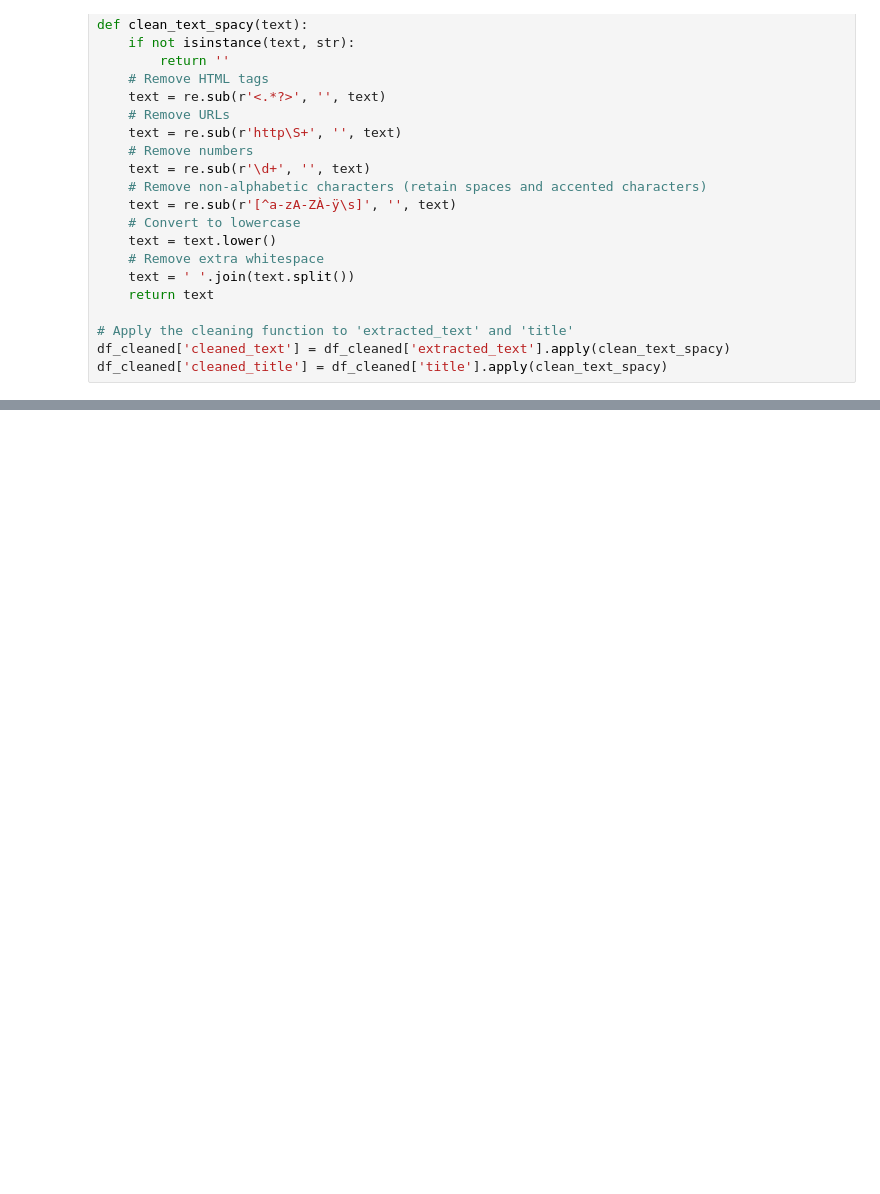
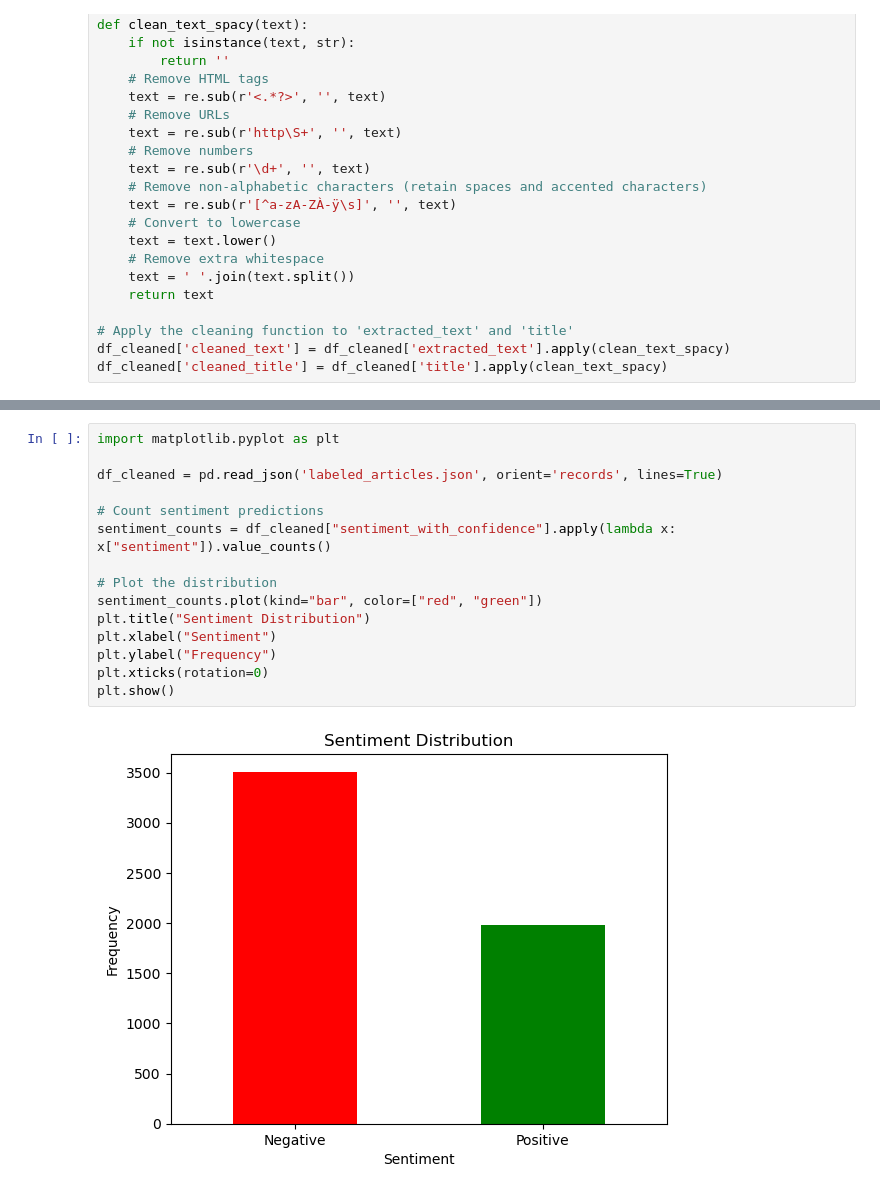
Before and after one commit to ftferreira02/Projeto-ED, a Jupyter notebook: arquivo.ipynb, the cells around one changed output, grey strips where cells are left out. Drawn from its saved outputs; the diff is of its cells as text; blank space fills up the shorter version.

```diff
--- a/arquivo.ipynb
+++ b/arquivo.ipynb
@@ -503,0 +1185,17 @@ plt.show()
+# %%
+import matplotlib.pyplot as plt
+
+df_cleaned = pd.read_json('labeled_articles.json', orient='records', lines=True)
+
+# Count sentiment predictions
+sentiment_counts = df_cleaned["sentiment_with_confidence"].apply(lambda x: x["sentiment"]).value_counts()
+
+# Plot the distribution
+sentiment_counts.plot(kind="bar", color=["red", "green"])
+plt.title("Sentiment Distribution")
+plt.xlabel("Sentiment")
+plt.ylabel("Frequency")
+plt.xticks(rotation=0)
+plt.show()
+# %% [output]
+[figure, added]
```
Also changed, not shown: parts of 74 cells of this notebook, 3 other files.
